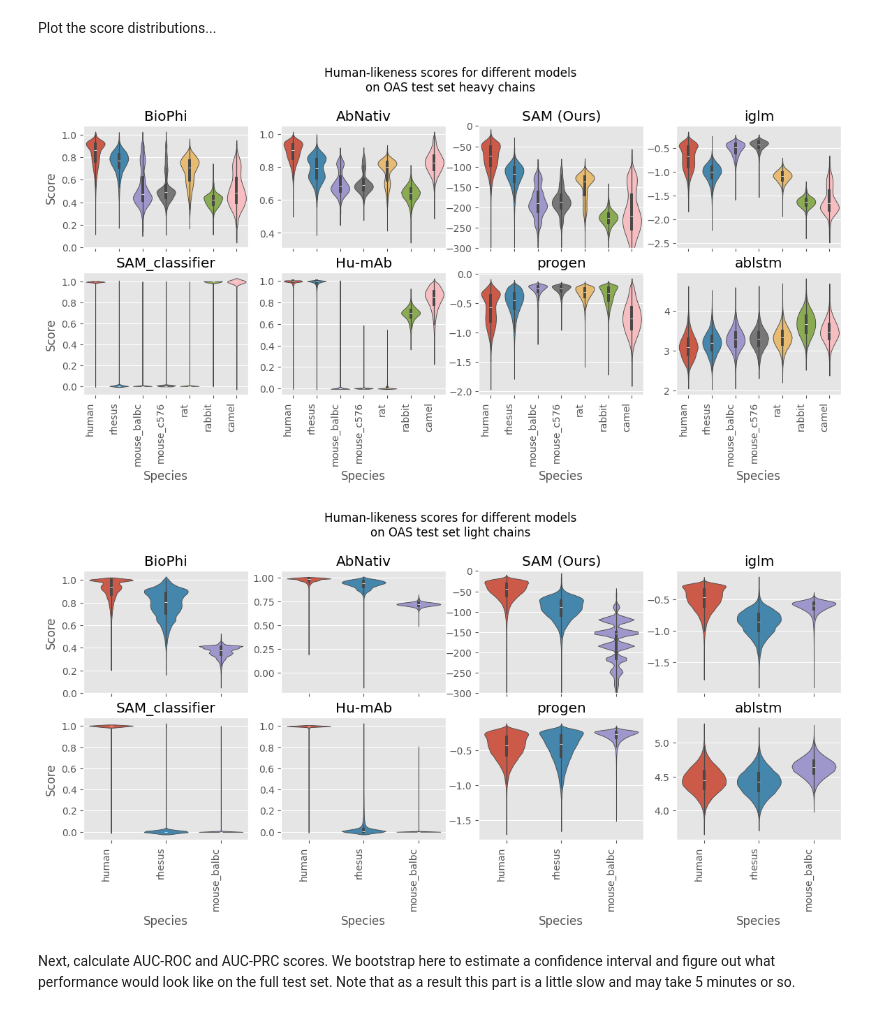
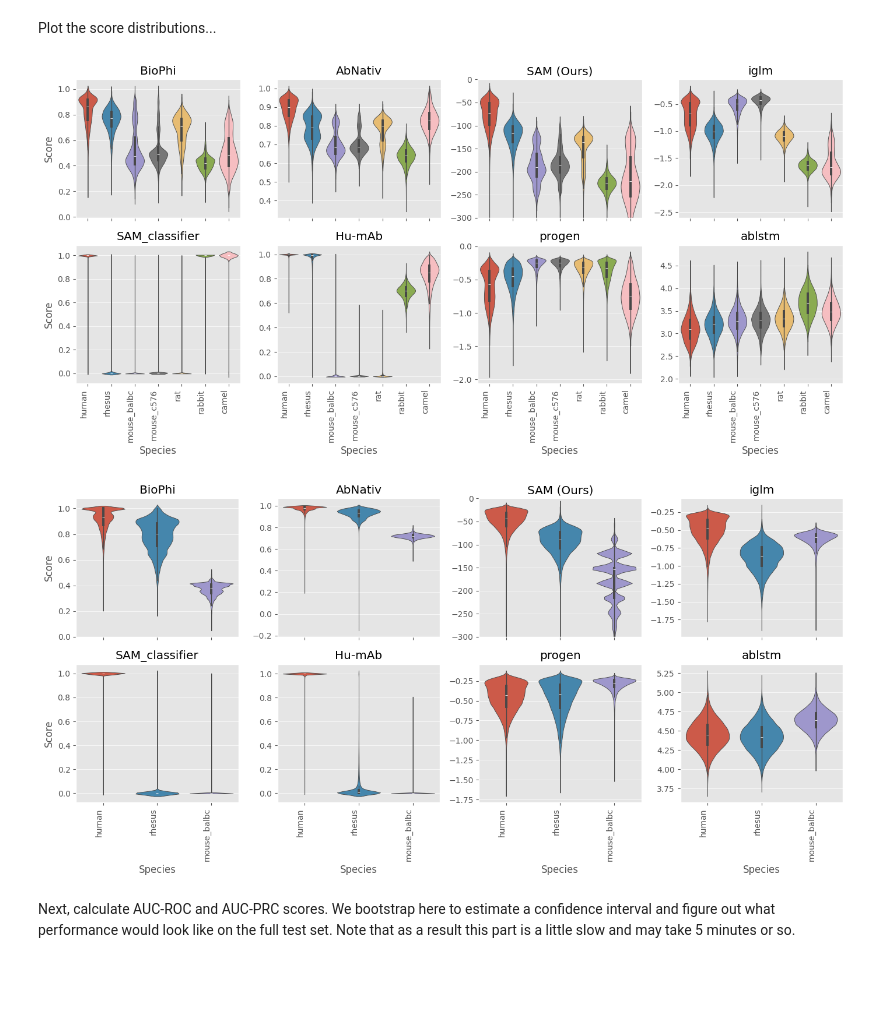
Before and after one commit to jlparkI/humanness_evaluation, a Jupyter notebook: notebooks/sequence_scoring/score_and_compare.ipynb, the cells around one changed output. Drawn from its saved outputs; the diff is of its cells as text; code cells hidden in the pictures; blank space fills up the shorter version.

Commit message:
Updated to work with 0.0.2 zenodo dataset version. Greatly simplified humanization notebook. Re-ran notebooks, added CDR only scoring and masked CDR scoring notebooks.

```diff
--- a/notebooks/sequence_scoring/score_and_compare.ipynb
+++ b/notebooks/sequence_scoring/score_and_compare.ipynb
@@ -78,7 +78,7 @@ if "results_and_resources" not in os.getcwd():
 for chain in ["heavy", "light"]:
     st = time.time()
     scoring[chain]["SAM"] = {"scores":[],"species":[], "labels":[]}
-    os.chdir(os.path.join(current_dir, "train_test_data_immunogenicity_0.0.1", f"{chain}_chain", "test_sample_sequences"))
+    os.chdir(os.path.join(current_dir, "train_test_data_immunogenicity_0.0.2", f"{chain}_chain", "test_sample_sequences"))
     flist = [f for f in os.listdir() if f.endswith("fasta")]
     flist = sorted(flist)
 
@@ -97,7 +97,7 @@ for chain in ["heavy", "light"]:
 
     print(f"Time elapsed: {time.time() - st}")
 
-os.chdir(os.path.join(current_dir, "train_test_data_immunogenicity_0.0.1", "abybank_compiled_data", f"{chain}_abybank"))
+os.chdir(os.path.join(current_dir, "train_test_data_immunogenicity_0.0.2", "abybank_compiled_data", f"{chain}_abybank"))
 scoring[f"abybank_{chain}"]["SAM"] = {"scores":[],"species":[], "labels":[]}
 flist = [f for f in os.listdir() if f.endswith(".fa")]
 flist = sorted(flist)
@@ -117,7 +117,7 @@ for fname in flist:
 
 for chain in ["heavy", "light"]:
     scoring[chain]["SAM_classifier"] = {"scores":[],"species":[], "labels":[]}
-    os.chdir(os.path.join(current_dir, "train_test_data_immunogenicity_0.0.1", f"{chain}_chain", "test_sample_sequences"))
+    os.chdir(os.path.join(current_dir, "train_test_data_immunogenicity_0.0.2", f"{chain}_chain", "test_sample_sequences"))
     flist = [f for f in os.listdir() if f.endswith("fasta")]
     flist = sorted(flist)
 
@@ -221,41 +221,43 @@ preferred_order = {"heavy":["human", "rhesus", "mouse_balbc", "mouse_c576", "rat
 tool_list = ['Biophi', 'AbNativ', 'SAM', 'iglm', 'SAM_classifier', 'Hu-mAb', 'progen', 'ablstm']
 
 for chain in ["heavy", "light"]:
-    fig, ((ax1,ax2,ax3,ax4), (ax5,ax6,ax7,ax8)) = plt.subplots(2,4, figsize=(14,5), sharex=True)
+    fig, ((ax1,ax2,ax3,ax4), (ax5,ax6,ax7,ax8)) = plt.subplots(2,4, figsize=(14,7), sharex=True)
     axes = [ax1, ax2, ax3, ax4, ax5, ax6, ax7, ax8]
     chain_scores = scoring[chain]
 
     for tool, ax in zip(tool_list, axes):
         sns.violinplot(y=chain_scores[tool]["scores"], x=chain_scores[tool]["species"],
                     hue=chain_scores[tool]["species"], ax=ax, order=preferred_order[chain],
                    hue_order=preferred_order[chain])
 
 
         for label in ax.get_xticklabels():
             label.set_rotation(90)
             label.set_ha('right')
         if tool == "SAM":
             ax.set_title(f"{tool} (Ours)")
             #Some sequences receive extremely low scores from SAM so we clip the plot
             #for better visibility.
             ax.set_ylim(-300,0)
         elif tool == "Biophi":
             ax.set_title("BioPhi")
         else:
             ax.set_title(f"{tool}")
 
     ax5.set_xlabel("Species")
     ax6.set_xlabel("Species")
     ax7.set_xlabel("Species")
     ax8.set_xlabel("Species")
 
     ax1.set_ylabel("Score")
     ax5.set_ylabel("Score")
-    plt.suptitle(f"Human-likeness scores for different models\non OAS test set {chain} chains", y=1.05)
+    #plt.suptitle(f"Human-likeness scores for different models\non OAS test set {chain} chains", y=1.05)
+    plt.tight_layout()
+    plt.savefig(f"Score distributions chain {chain}.png")
     plt.show()
 # %% [output]
-[figure, old version]
+[figure, new version]
-[figure, old version]
+[figure, new version]
 # %% [markdown]
 Next, calculate AUC-ROC and AUC-PRC scores. We bootstrap here to estimate a confidence interval
 and figure out what performance would look like on the full test set. Note that as a result
```
Also changed, not shown: parts of 4 cells of this notebook, 19 other files.
